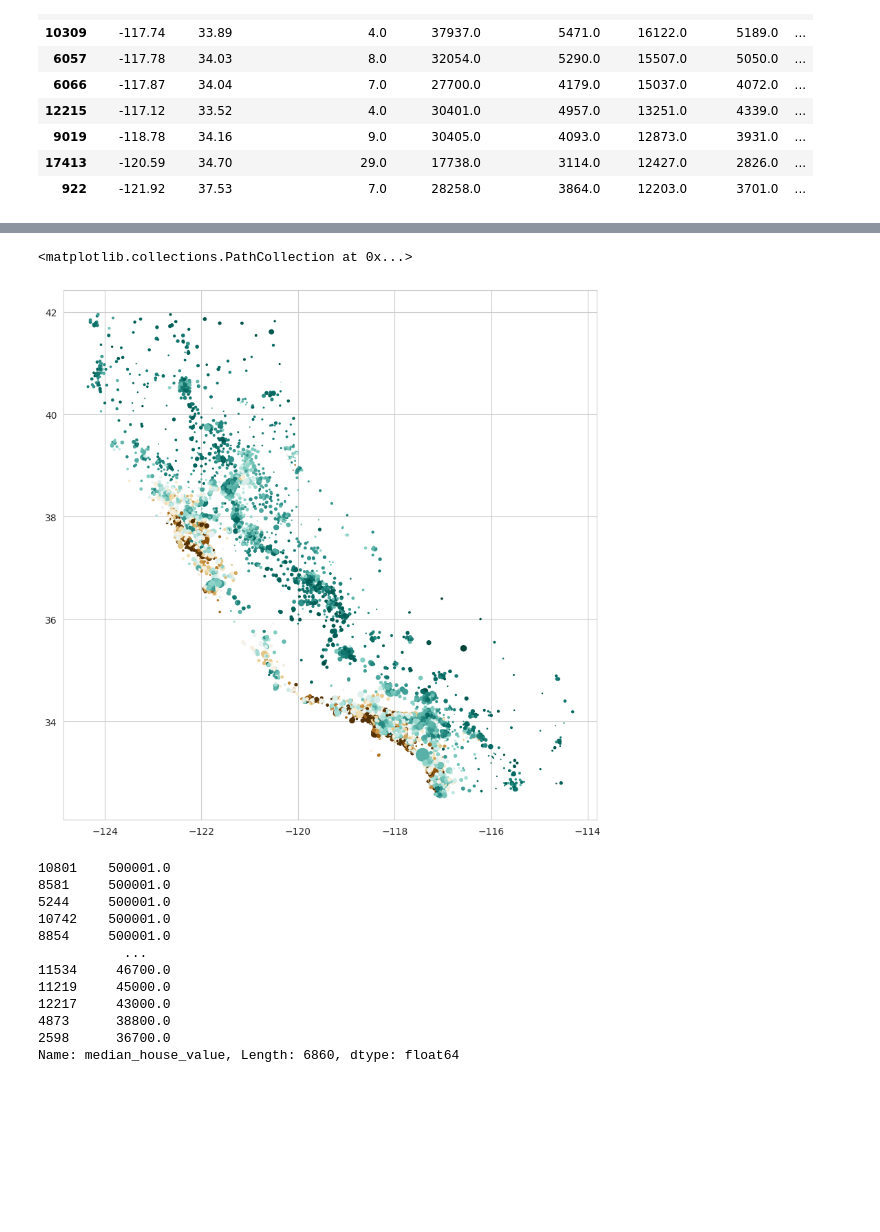
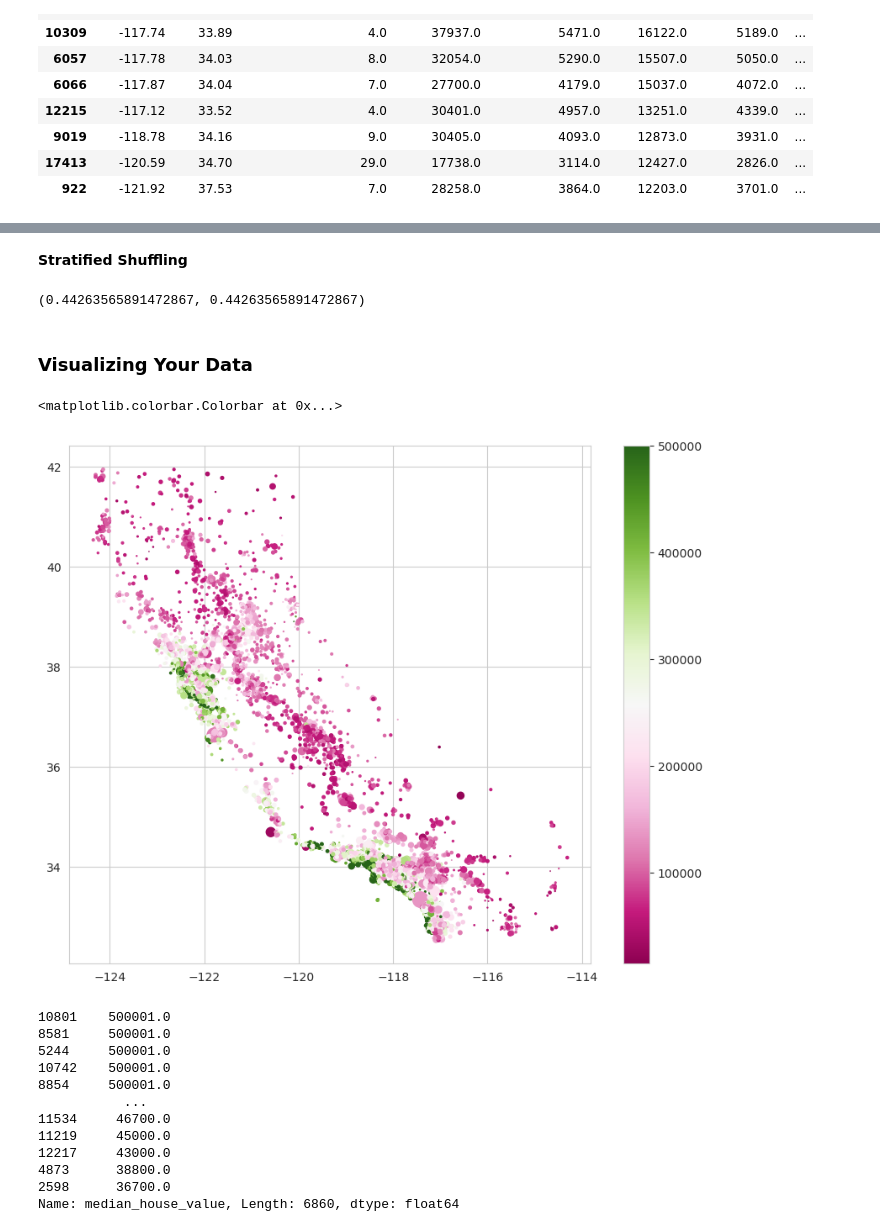
Before and after one commit to the-gauss/tiny-projects-ml, a Jupyter notebook: california_housing/california_housing.ipynb, the cells around one changed output, grey strips where cells are left out. Drawn from its saved outputs; the diff is of its cells as text; code cells hidden in the pictures; blank space fills up the shorter version.

Commit message:
Lecture Delivery: Prepare California Housing

```diff
--- a/california_housing/california_housing.ipynb
+++ b/california_housing/california_housing.ipynb
@@ -40,2 +41,5 @@ housing.sort_values(by='population', ascending=False).head(10)
 # %%
-X_train, X_test, y_train, y_test = model_selection.train_test_split(housing.drop('median_house_value', axis=1), housing['median_house_value'], test_size=0.25,random_state=42)
+X = housing.drop('median_house_value', axis=1)
+y = housing['median_house_value']
+
+# X_train, X_test, y_train, y_test = model_selection.train_test_split(X, y, test_size=0.25, random_state=42)
@@ -42,9 +63,25 @@ X_train, X_test, y_train, y_test = model_selection.train_test_split(housing.drop
+# %% [markdown]
+**Stratified Shuffling**
+# %%
+# X = housing.drop('median_house_value', axis=1)
+# y = housing['median_house_value']
+
+X_train, X_test, y_train, y_test = model_selection.train_test_split(X, y, test_size=0.25, random_state=42, stratify=X['ocean_proximity'])
+# %%
+len_1H_train = len(X_train[X_train['ocean_proximity']=='<1H OCEAN'])/len(X_train)
+len_1H_test = len(X_test[X_test['ocean_proximity']=='<1H OCEAN'])/len(X_test)
+len_1H_test, len_1H_train
+# %% [output]
+(0.44263565891472867, 0.44263565891472867)
+# %% [markdown]
+### Visualizing Your Data
 # %%
-plt.figure(figsize=(10,10))
-plt.scatter(X_train['longitude'], X_train['latitude'], s=(X_train['population']/200), c=y_train, cmap='BrBG_r')
+plt.figure(figsize=(10,8))
+scatter = plt.scatter(X_train['longitude'], X_train['latitude'], s=(X_train['population']/200), c=y_train, cmap='PiYG')
+plt.colorbar(scatter)
 # %% [output]
-<matplotlib.collections.PathCollection at 0x...>
+<matplotlib.colorbar.Colorbar at 0x...>
-[figure, old version]
+[figure, new version]
 # %%
 y_train[X_train['ocean_proximity']=='<1H OCEAN'].sort_values(ascending=False)
 # %% [output]
```
Also changed, not shown: parts of 79 cells of this notebook.
